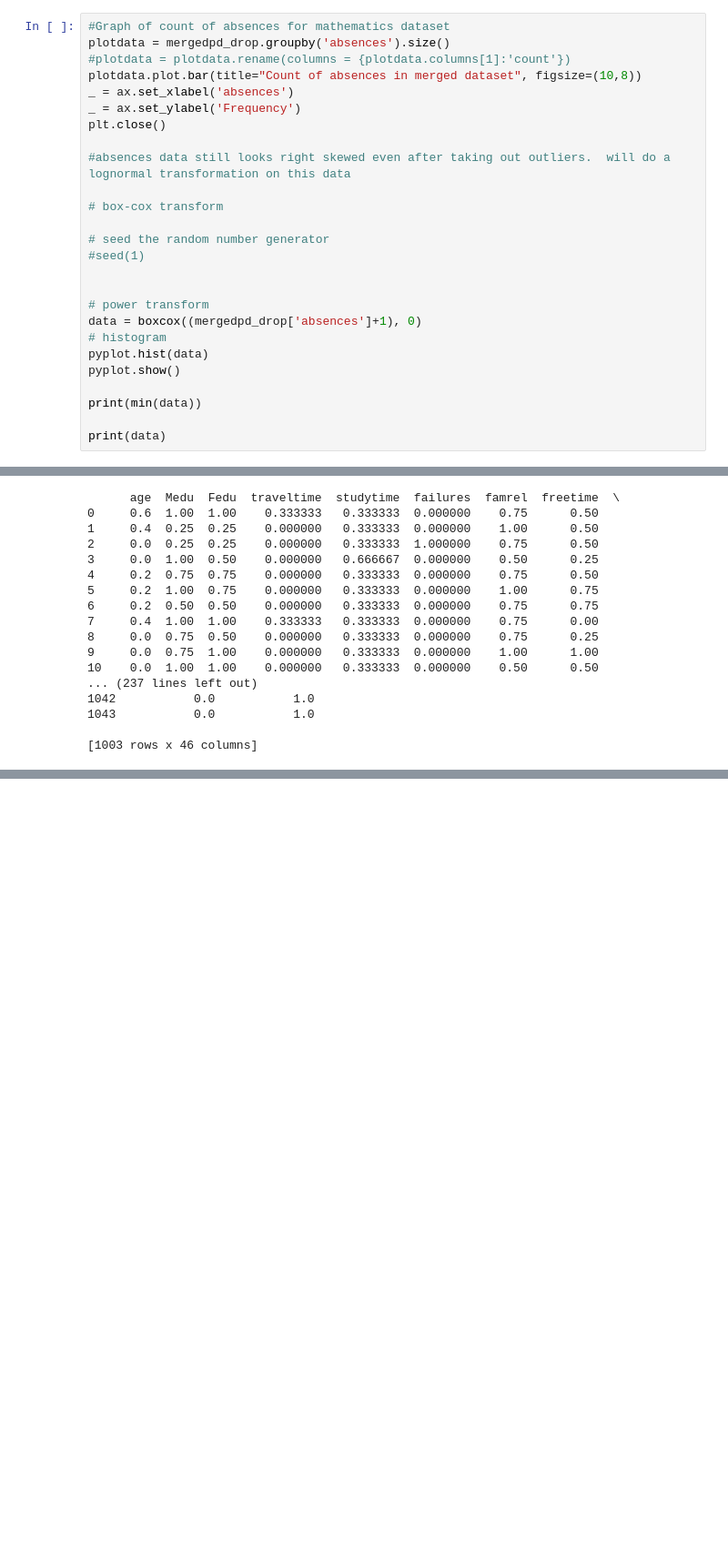
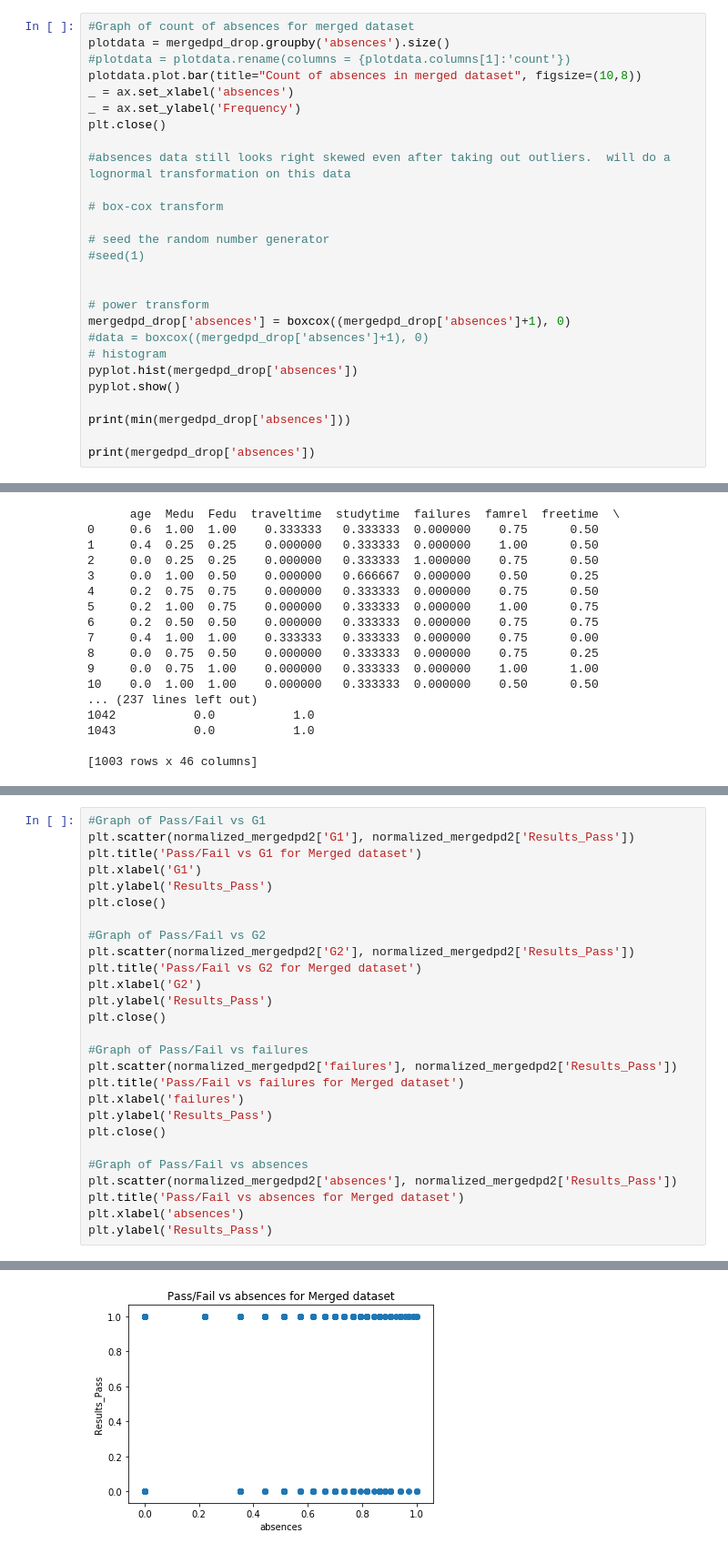
Before and after one commit to cthrnliu/StudentPerformance, a Jupyter notebook: Infosys_722_Iteration4.ipynb, the cells around one changed output, grey strips where cells are left out. Shown at 91% size. Saved outputs shown, nothing was run; the diff lists cells and outputs as text; blank space fills up the shorter version.

```diff
--- a/Infosys_722_Iteration4.ipynb
+++ b/Infosys_722_Iteration4.ipynb
@@ -479,7 +466,7 @@ importances[importances['significant'] == True]
 | 13 | True | G1 |
 | 14 | True | G2 |
 # %%
-#Graph of count of absences for mathematics dataset
+#Graph of count of absences for merged dataset
 plotdata = mergedpd_drop.groupby('absences').size()
 #plotdata = plotdata.rename(columns = {plotdata.columns[1]:'count'})
 plotdata.plot.bar(title="Count of absences in merged dataset", figsize=(10,8))
@@ -496,14 +483,15 @@ plt.close()
 
 
 # power transform
-data = boxcox((mergedpd_drop['absences']+1), 0)
+mergedpd_drop['absences'] = boxcox((mergedpd_drop['absences']+1), 0)
+#data = boxcox((mergedpd_drop['absences']+1), 0)
 # histogram
-pyplot.hist(data)
+pyplot.hist(mergedpd_drop['absences'])
 pyplot.show()
 
-print(min(data))
+print(min(mergedpd_drop['absences']))
 
-print(data)
+print(mergedpd_drop['absences'])
 # %% [output]
 [figure]
 0.0
@@ -582,0 +540,28 @@ normalized_merged2 = spark.createDataFrame(normalized_mergedpd2)
+# %%
+#Graph of Pass/Fail vs G1
+plt.scatter(normalized_mergedpd2['G1'], normalized_mergedpd2['Results_Pass'])
+plt.title('Pass/Fail vs G1 for Merged dataset')
+plt.xlabel('G1')
+plt.ylabel('Results_Pass')
+plt.close()
+
+#Graph of Pass/Fail vs G2
+plt.scatter(normalized_mergedpd2['G2'], normalized_mergedpd2['Results_Pass'])
+plt.title('Pass/Fail vs G2 for Merged dataset')
+plt.xlabel('G2')
+plt.ylabel('Results_Pass')
+plt.close()
+
+#Graph of Pass/Fail vs failures
+plt.scatter(normalized_mergedpd2['failures'], normalized_mergedpd2['Results_Pass'])
+plt.title('Pass/Fail vs failures for Merged dataset')
+plt.xlabel('failures')
+plt.ylabel('Results_Pass')
+plt.close()
+
+#Graph of Pass/Fail vs absences
+plt.scatter(normalized_mergedpd2['absences'], normalized_mergedpd2['Results_Pass'])
+plt.title('Pass/Fail vs absences for Merged dataset')
+plt.xlabel('absences')
+plt.ylabel('Results_Pass')
+# %% [output]
@@ -583,3 +569,4 @@ normalized_merged2 = spark.createDataFrame(normalized_mergedpd2)
+[figure, added]
 # %%
 #Convert the data frame to a dense vector
 RANDOM_SEED = 13579
```
Also changed, not shown: parts of 14 cells of this notebook.
